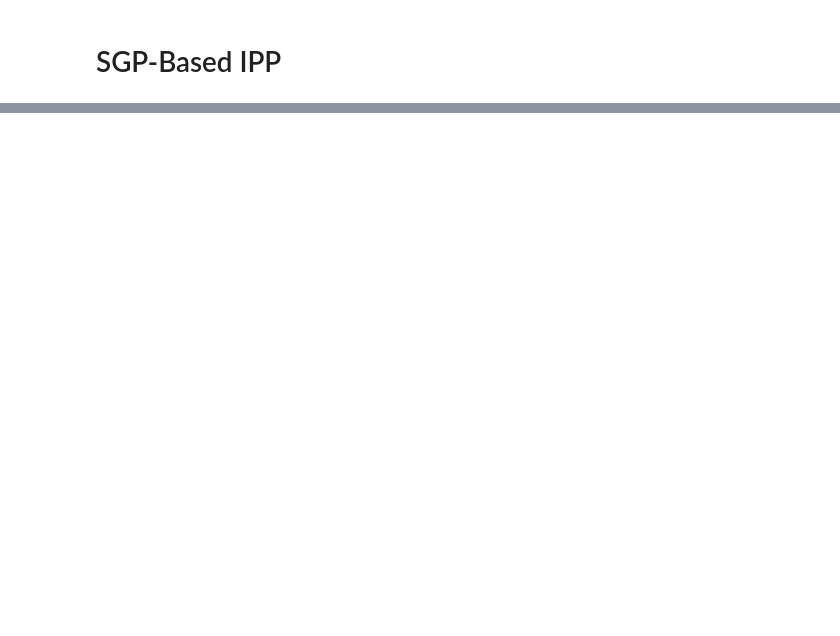
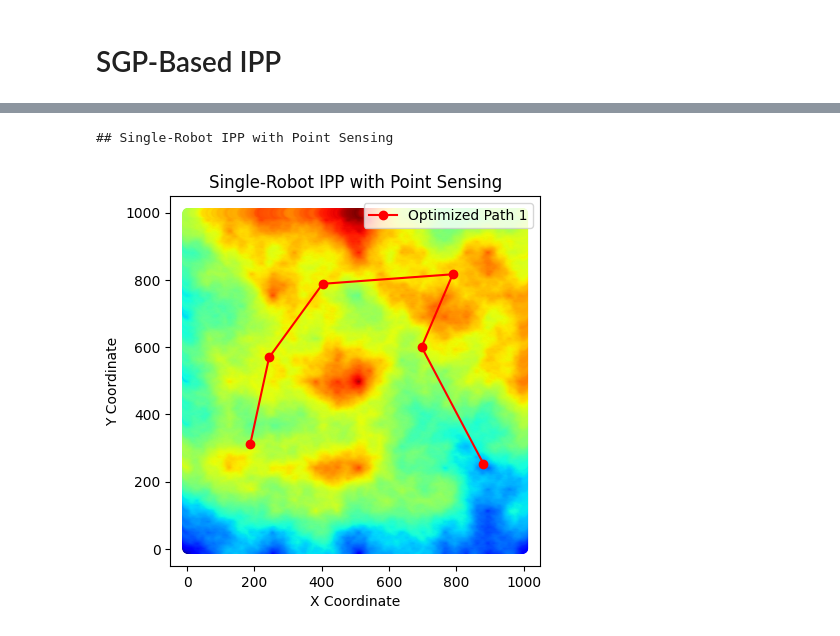
Before and after one commit to itskalvik/sgp-tools, a Jupyter notebook: examples/IPP.ipynb, the cells around one changed output, grey strips where cells are left out. Drawn from its saved outputs; the diff is of its cells as text; code cells hidden in the pictures; blank space fills up the shorter version.

```diff
--- a/examples/IPP.ipynb
+++ b/examples/IPP.ipynb
@@ -51 +156,38 @@ plt.show()
+# %%
+print("\n## Single-Robot IPP with Point Sensing")
+
+num_robots = 1
+num_placements = 6 # Number of sensing locations (waypoints) for the robot
+
+# Initialize inducing points (initial path waypoints) using k-means from training data.
+# Then, solve a Traveling Salesperson Problem (TSP) to get a coherent initial path.
+Xu_init = get_inducing_pts(X_train, num_placements * num_robots)
+# run_tsp returns a list of paths and distances. For single robot, take the first path.
+Xu_init, _ = run_tsp(Xu_init, num_vehicles=num_robots)
+Xu_init = Xu_init[0] # Initial path for the single robot
+
+# Setup the IPP transform for point sensing (sampling_rate=2 is default for point sensing)
+transform_point_sensing = IPPTransform(num_robots=num_robots, num_dim=2)
+
+# Initialize the ContinuousSGP optimizer
+# Parameters: num_sensing, X_objective, kernel, noise_variance, transform, num_robots, X_init
+csgp_method_point_sensing = ContinuousSGP(
+    num_placements,
+    X_train, # X_train serves as the X_objective for the SGP model
+    kernel,
+    noise_variance,
+    transform_point_sensing,
+    num_robots,
+    X_init=Xu_init
+)
+
+# Optimize the inducing points (path waypoints)
+sgp_paths_point_sensing = csgp_method_point_sensing.optimize(max_steps=1000)
+
+# Plot the solution
+plot_paths(sgp_paths_point_sensing, X_ground_truth_original, y_ground_truth_original, X_scaler,
+           title="Single-Robot IPP with Point Sensing")
+# %% [output]
+## Single-Robot IPP with Point Sensing
+[figure, added]
 # %%
```
Also changed, not shown: parts of 14 cells of this notebook, 1 other file.
